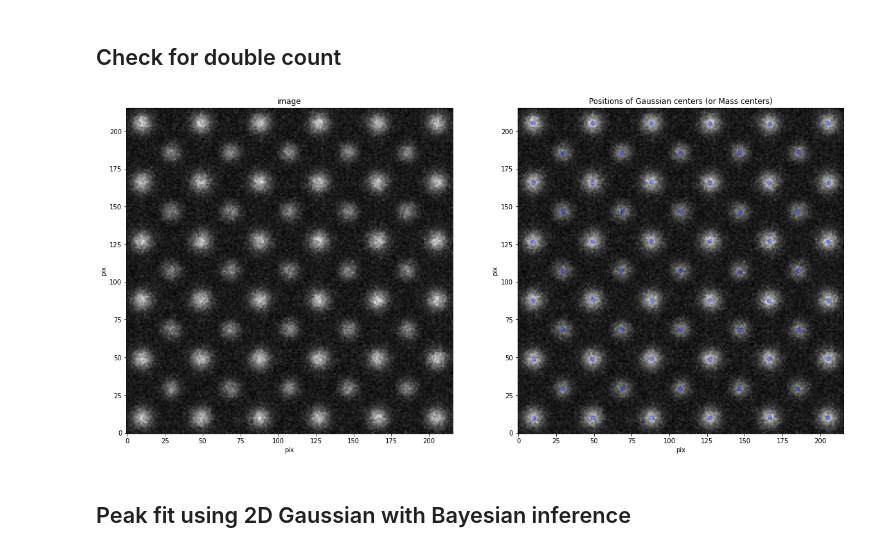
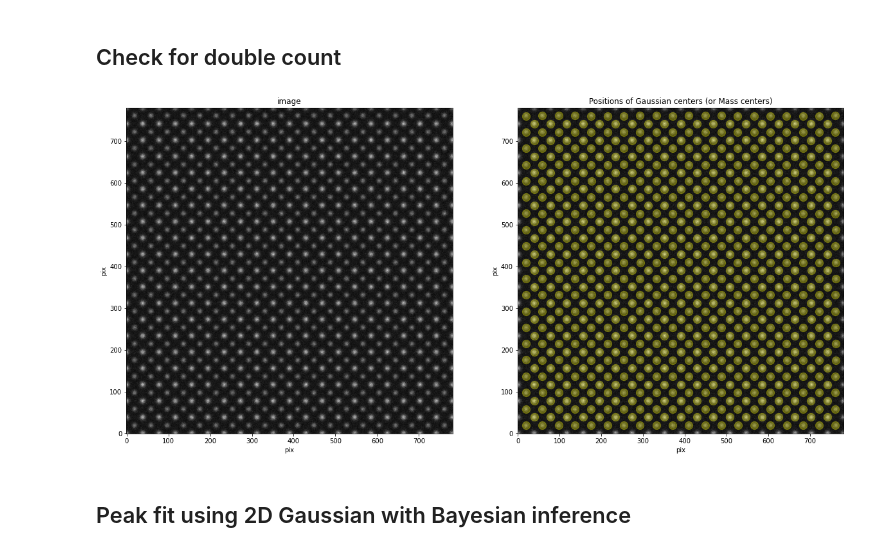
Before and after one commit to nomurayuki0503/PeakDetection_Perovskite, a Jupyter notebook: src/AtomDisplacement_Perovskite_Bayese.ipynb, the cells around one changed output. Saved outputs shown, nothing was run; the diff lists cells and outputs as text; code cells hidden in the pictures.

```diff
--- a/src/AtomDisplacement_Perovskite_Bayese.ipynb
+++ b/src/AtomDisplacement_Perovskite_Bayese.ipynb
@@ -36,18 +36,18 @@ WARNING (theano.tensor.blas): Using NumPy C-API based implementation for BLAS fu
 # %%
 # Parameters
 model = "Gaussian"  # "CoM" or "Gaussian"
-size_peak_search = 20  # pix size of ROI for peak search
-size_peak = 10  # pix size of ROI for Gaussian (or CoM) fitting
+size_peak_search = 24  # pix size of ROI for peak search
+size_peak = 20  # pix size of ROI for Gaussian (or CoM) fitting
 threshold = 0.3  # Minimum threshold of peak intensity against maximum intensity of image
-edge = 0.1  # region (edge * size_peak) where peak is ignored
+edge = 0.5  # region (edge * size_peak) where peak is ignored
 n_iter = 6  # Number of loops for Gaussian fit
 eps = 3  # DBSCAN parameter
 ratio = 50  # Magnification of arrows in displacement map
 calibration = 10  # pm/pix(spectra_2K)
 display_sigma = 1  # Graph display error size (1: 68%, 2: 95%, 3: 99.7%)
 scan_distortion = 0  # Scan influence on displacement determination accuracy error (1 standard deviation) [pm]
-input_file = "SrTiO3_10cell_simu_intensity50.dm4"
-output_dir = "SrTiO3_10cell_simu_intensity50"
+input_file = "SrTiO3_20cell_simu_intensity50.dm4"
+output_dir = "SrTiO3_20cell_simu_intensity50"
 FWHM = size_peak / 2  # Initial value of FWHM for Gaussian fitting
 
 # Get file path
@@ -234,25 +216,25 @@ summary_all
 # %%
 # Make plots
 fig = plt.figure(figsize=(20,10))
 ax1 = fig.add_subplot(121)
 ax2 = fig.add_subplot(122)
 
 ax1.imshow(img, origin="lower", cmap="gray")
 ax1.set_title("image")
 ax1.set_xlabel("pix")
 ax1.set_ylabel("pix")
 
 ax2.imshow(img, origin="lower", cmap="gray")
-ax2.scatter(peaks_x, peaks_y, s=40, c="blue", marker="o", alpha=0.3)    #sの値を適宜調整して、見やすくすると良い
+ax2.scatter(peaks_x, peaks_y, s=150, c="yellow", marker="o", alpha=0.3)    #sの値を適宜調整して、見やすくすると良い
 #for i in range(len(peaks_x)):
     #ax2.text(peaks_x[i], peaks_y[i], str(i), color="black", fontsize=12)
 ax2.set_title("Positions of Gaussian centers (or Mass centers)")
 ax2.set_xlabel("pix")
 ax2.set_ylabel("pix")
 
 plt.show()
 # %% [output]
-[figure, old version]
+[figure, new version]
 # %% [markdown]
 ## Peak fit using 2D Gaussian with Bayesian inference
 # %%
```
Also changed, not shown: parts of 4 cells of this notebook, 3 other files.
